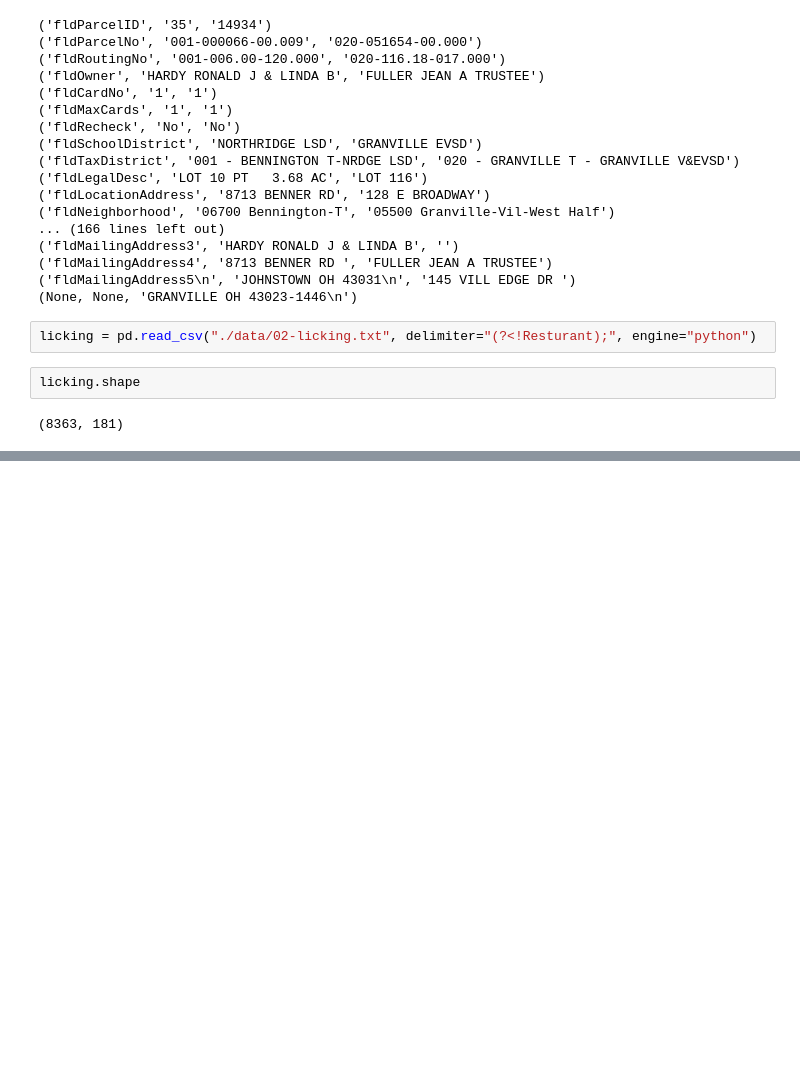
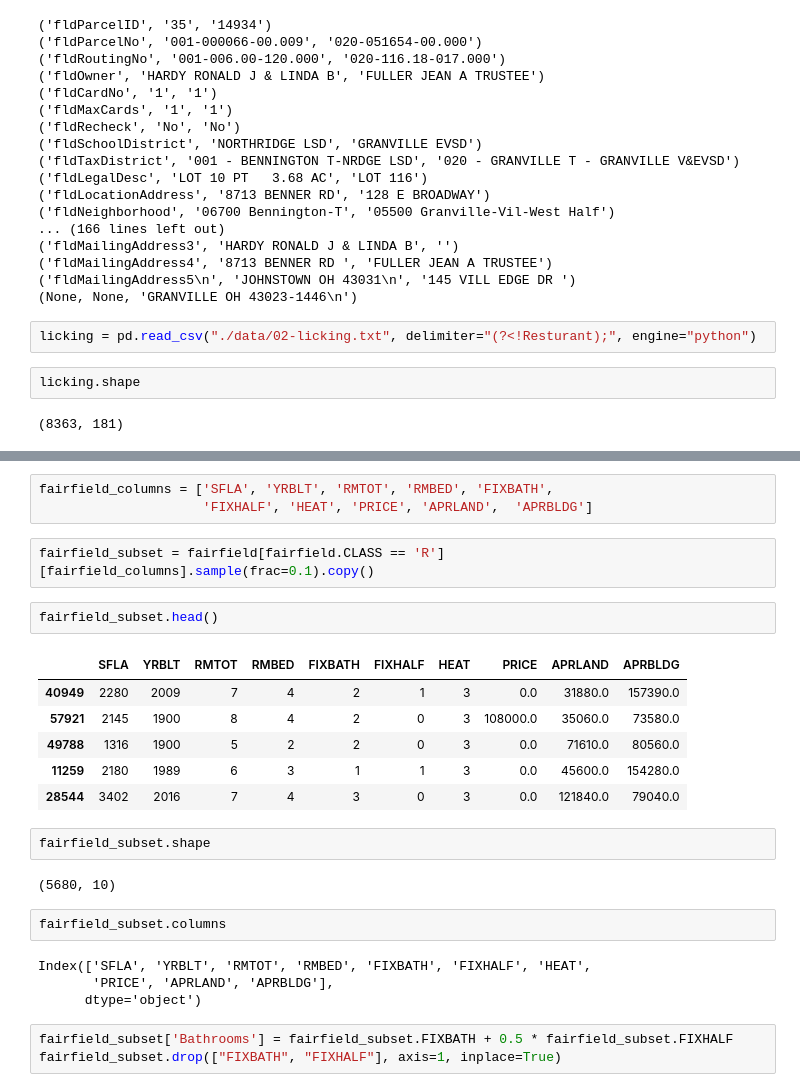
Before and after one commit to zarthur/CSCC-Analytics, a Jupyter notebook: 02-Clean-Merge.ipynb, the cells around one changed output, grey strips where cells are left out. Cells and saved outputs as stored; diff of their text form; blank space fills up the shorter version.

```diff
--- a/02-Clean-Merge.ipynb
+++ b/02-Clean-Merge.ipynb
@@ -234,0 +647,27 @@ licking.fldAtticArea.iloc[8358],licking2.fldAtticArea.iloc[8358]
+# %%
+fairfield_columns = ['SFLA', 'YRBLT', 'RMTOT', 'RMBED', 'FIXBATH',
+                     'FIXHALF', 'HEAT', 'PRICE', 'APRLAND',  'APRBLDG']
+# %%
+fairfield_subset = fairfield[fairfield.CLASS == 'R'][fairfield_columns].sample(frac=0.1).copy()
+# %%
+fairfield_subset.head()
+# %% [output]
+|  | SFLA | YRBLT | RMTOT | RMBED | FIXBATH | FIXHALF | HEAT | PRICE | APRLAND | APRBLDG |
+| 40949 | 2280 | 2009 | 7 | 4 | 2 | 1 | 3 | 0.0 | 31880.0 | 157390.0 |
+| 57921 | 2145 | 1900 | 8 | 4 | 2 | 0 | 3 | 108000.0 | 35060.0 | 73580.0 |
+| 49788 | 1316 | 1900 | 5 | 2 | 2 | 0 | 3 | 0.0 | 71610.0 | 80560.0 |
+| 11259 | 2180 | 1989 | 6 | 3 | 1 | 1 | 3 | 0.0 | 45600.0 | 154280.0 |
+| 28544 | 3402 | 2016 | 7 | 4 | 3 | 0 | 3 | 0.0 | 121840.0 | 79040.0 |
+# %%
+fairfield_subset.shape
+# %% [output]
+(5680, 10)
+# %%
+fairfield_subset.columns
+# %% [output]
+Index(['SFLA', 'YRBLT', 'RMTOT', 'RMBED', 'FIXBATH', 'FIXHALF', 'HEAT',
+       'PRICE', 'APRLAND', 'APRBLDG'],
+      dtype='object')
+# %%
+fairfield_subset['Bathrooms'] = fairfield_subset.FIXBATH + 0.5 * fairfield_subset.FIXHALF
+fairfield_subset.drop(["FIXBATH", "FIXHALF"], axis=1, inplace=True)
```
Also changed, not shown: parts of 95 cells of this notebook, 4 other files.
